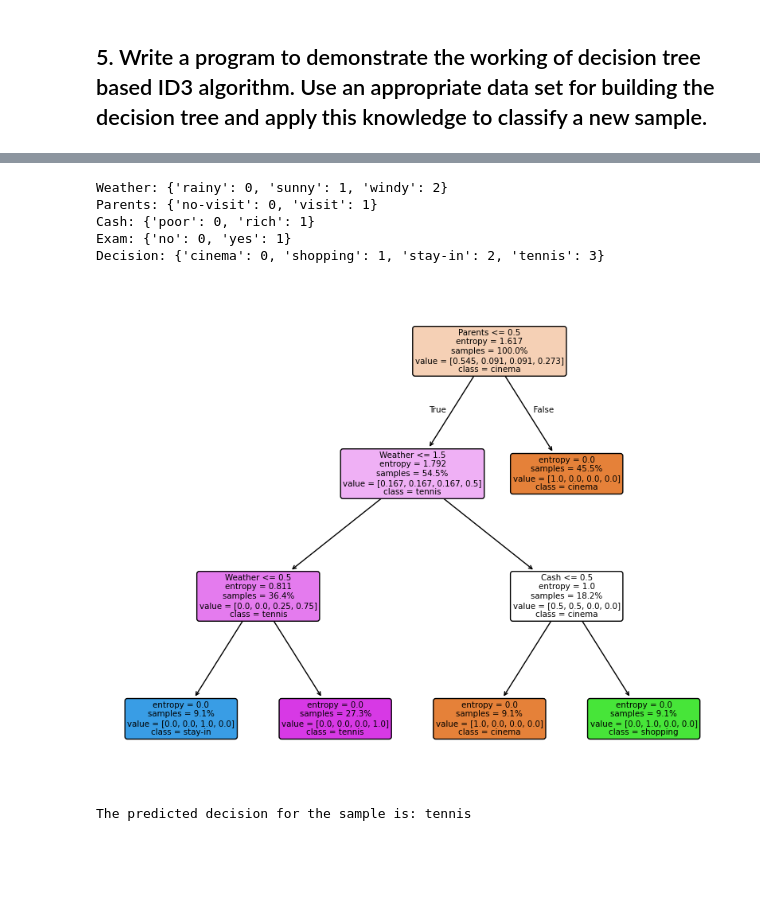
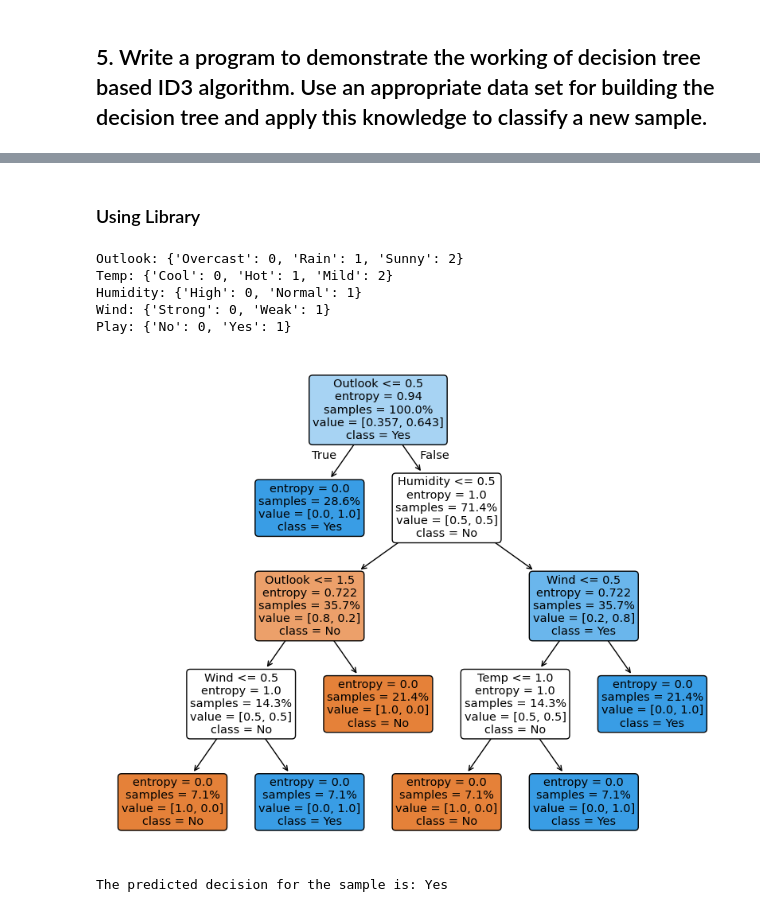
Before and after one commit to JoyM268/sdmcet-aiml, a Jupyter notebook: Termworks/Termwork - 5.ipynb, the cells around one changed output, grey strips where cells are left out. Saved outputs shown, nothing was run; the diff lists cells and outputs as text; code cells hidden in the pictures; blank space fills up the shorter version.

```diff
--- a/Termworks/Termwork - 5.ipynb
+++ b/Termworks/Termwork - 5.ipynb
@@ -3,47 +74,50 @@
+# %% [markdown]
+### Using Library
 # %%
 import pandas as pd
 from sklearn.tree import DecisionTreeClassifier, plot_tree
 from sklearn.preprocessing import LabelEncoder
 import matplotlib.pyplot as plt
 
-df = pd.DataFrame({
-    "Weather": ["sunny", "sunny", "windy", "rainy", "rainy", "rainy", "windy", "windy", "windy", "sunny", "sunny"],
-    "Parents": ["visit", "no-visit", "visit", "visit", "no-visit", "visit", "no-visit", "no-visit", "visit", "no-visit", "no-visit"],
-    "Cash": ["rich", "rich", "rich", "poor", "rich", "poor", "poor", "rich", "rich", "rich", "poor"],
-    "Exam": ["yes", "no", "no", "yes", "no", "no", "yes", "yes", "no", "no", "yes"],
-    "Decision": ["cinema", "tennis", "cinema", "cinema", "stay-in", "cinema", "cinema", "shopping", "cinema", "tennis", "tennis"]
-})
+data = {
+    "Outlook": ["Sunny", "Sunny", "Overcast", "Rain", "Rain", "Rain", "Overcast", "Sunny", "Sunny", "Rain", "Sunny", "Overcast", "Overcast", "Rain"],
+    "Temp": ["Hot", "Hot", "Hot", "Mild", "Cool", "Cool", "Cool", "Mild", "Cool", "Mild", "Mild", "Mild", "Hot", "Mild"],
+    "Humidity": ["High", "High", "High", "High", "Normal", "Normal", "Normal", "High", "Normal", "Normal", "Normal", "High", "Normal", "High"],
+    "Wind": ["Weak", "Strong", "Weak", "Weak", "Weak", "Strong", "Strong", "Weak", "Weak", "Weak", "Strong", "Strong", "Weak", "Strong"],
+    "Play": ["No", "No", "Yes", "Yes", "Yes", "No", "Yes", "No", "Yes", "Yes", "Yes", "Yes", "Yes", "No"]
+}
 
+df = pd.DataFrame(data)
 encoders = {}
 for col in df.columns:
     encoders[col] = LabelEncoder()
     df[col] = encoders[col].fit_transform(df[col])
     mapping = dict(zip(encoders[col].classes_, encoders[col].transform(encoders[col].classes_)))
     print(f"{col}: {mapping}")
 
-x = df.drop(columns=["Decision"])
-y = df["Decision"]
+x = df.drop(columns=["Play"])
+y = df["Play"]
 
 clf = DecisionTreeClassifier(criterion="entropy", random_state=42)
 clf.fit(x, y)
 
 plt.figure(figsize=(10, 8))
-plot_tree(clf, feature_names=x.columns, class_names=encoder.classes_, filled=True, rounded=True, proportion=True)
+plot_tree(clf, feature_names=x.columns, class_names=encoders["Play"].classes_, filled=True, rounded=True, proportion=True)
 plt.show()
 
-sample = pd.DataFrame([["sunny", "no-visit", "rich", "no"]], columns=x.columns)
+sample = pd.DataFrame([["Sunny", "Mild", "Normal", "Weak"]], columns=x.columns)
 
 for col in sample.columns:
     sample[col] = encoders[col].transform(sample[col])
 
-predicted = encoders["Decision"].inverse_transform(clf.predict(sample))
+predicted = encoders["Play"].inverse_transform(clf.predict(sample))
 
 print(f"The predicted decision for the sample is: {predicted[0]}")
 # %% [output]
-Weather: {'rainy': 0, 'sunny': 1, 'windy': 2}
-Parents: {'no-visit': 0, 'visit': 1}
-Cash: {'poor': 0, 'rich': 1}
-Exam: {'no': 0, 'yes': 1}
-Decision: {'cinema': 0, 'shopping': 1, 'stay-in': 2, 'tennis': 3}
+Outlook: {'Overcast': 0, 'Rain': 1, 'Sunny': 2}
+Temp: {'Cool': 0, 'Hot': 1, 'Mild': 2}
+Humidity: {'High': 0, 'Normal': 1}
+Wind: {'Strong': 0, 'Weak': 1}
+Play: {'No': 0, 'Yes': 1}
-[figure, old version]
+[figure, new version]
-The predicted decision for the sample is: tennis
+The predicted decision for the sample is: Yes
```
Also changed, not shown: parts of 2 cells of this notebook, 1 other file.
